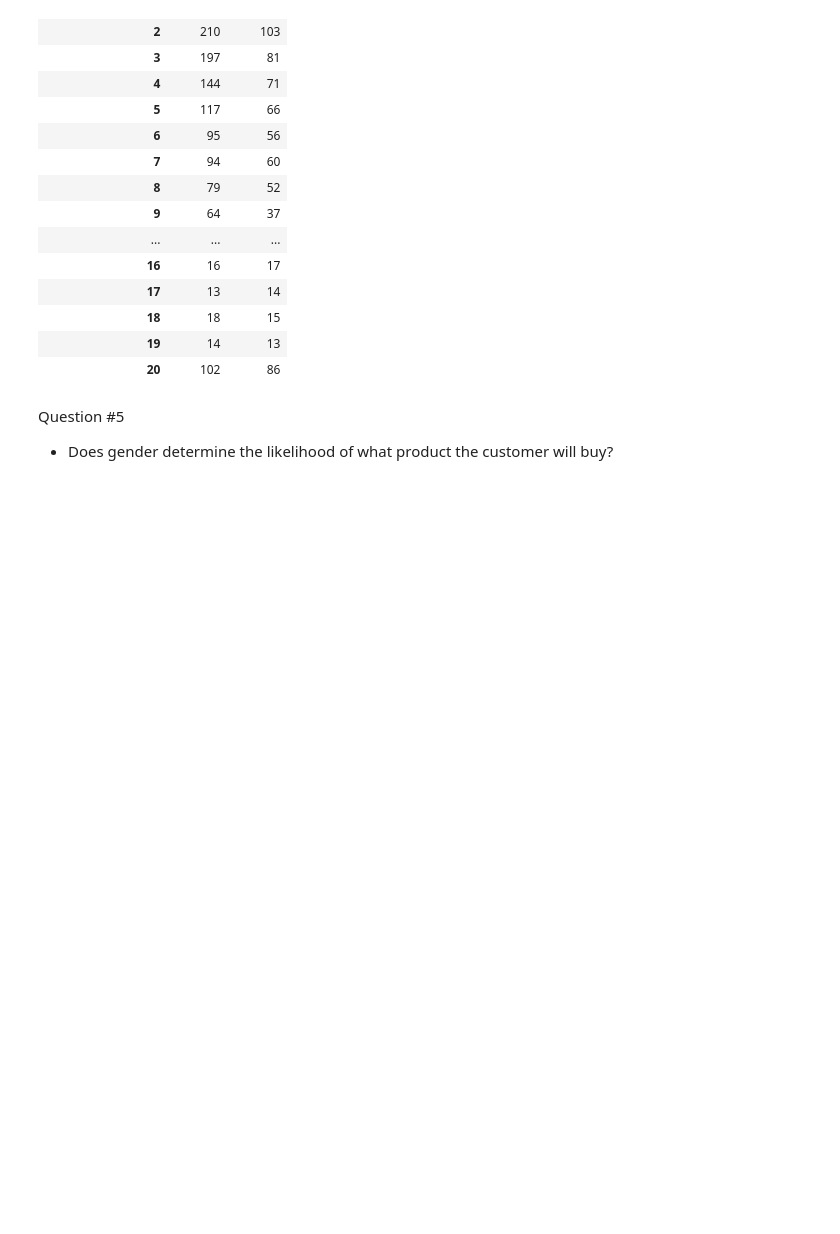
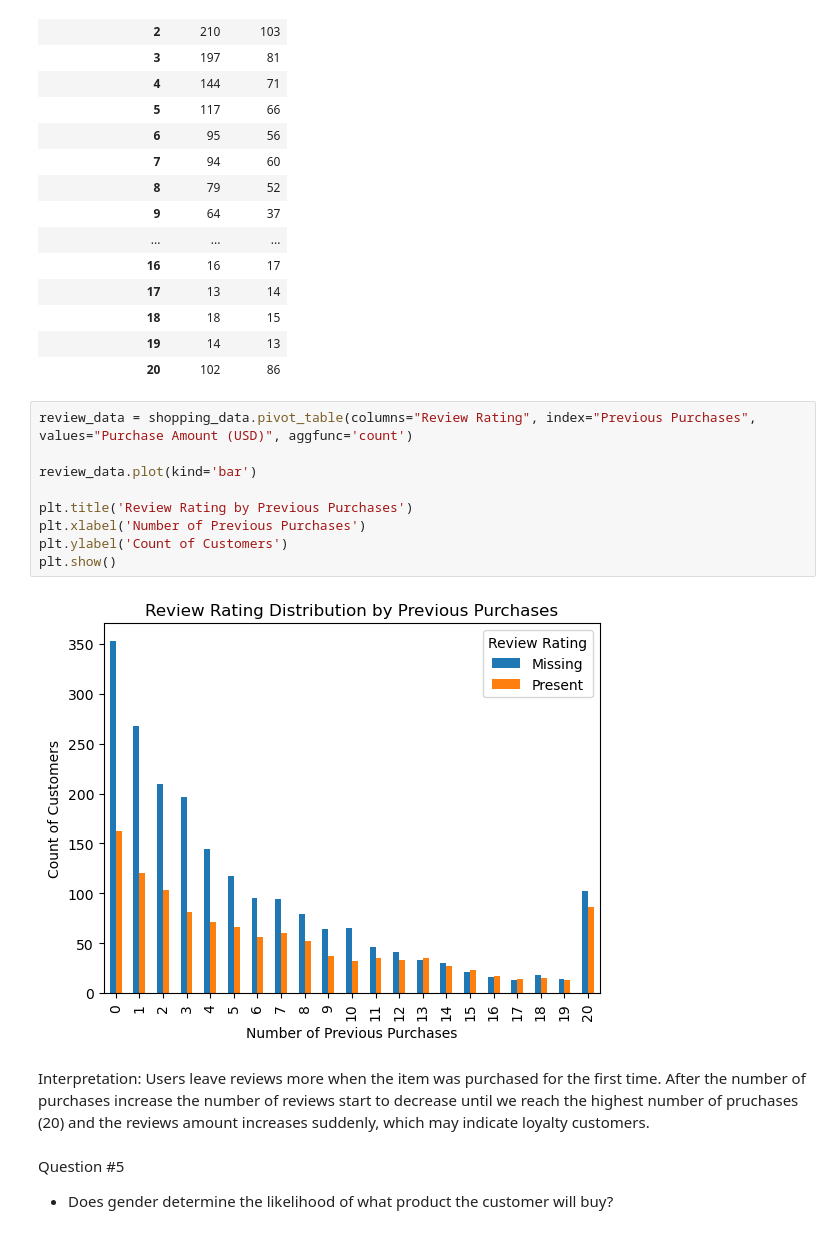
Before and after one commit to AmiJoba22/ShoppingCart_Datapipe, a Jupyter notebook: exploration.ipynb, the cells around one changed output. Drawn from its saved outputs; the diff is of its cells as text; blank space fills up the shorter version.

Commit message:
added first five interpretations

```diff
--- a/exploration.ipynb
+++ b/exploration.ipynb
@@ -181,6 +185,19 @@ shopping_data.pivot_table(columns="Review Rating", index="Previous Purchases", v
 | 18 | 18 | 15 |
 | 19 | 14 | 13 |
 | 20 | 102 | 86 |
+# %%
+review_data = shopping_data.pivot_table(columns="Review Rating", index="Previous Purchases", values="Purchase Amount (USD)", aggfunc='count')
+
+review_data.plot(kind='bar')
+
+plt.title('Review Rating by Previous Purchases')
+plt.xlabel('Number of Previous Purchases')
+plt.ylabel('Count of Customers')
+plt.show()
+# %% [output]
+[figure, added]
+# %% [markdown]
+Interpretation: Users leave reviews more when the item was purchased for the first time. After the number of purchases increase the number of reviews start to decrease until we reach the highest number of pruchases (20) and the reviews amount increases suddenly, which may indicate loyalty customers.
 # %% [markdown]
 Question #5
 - Does gender determine the likelihood of what product the customer will buy?
```
Also changed, not shown: parts of 4 cells of this notebook.
